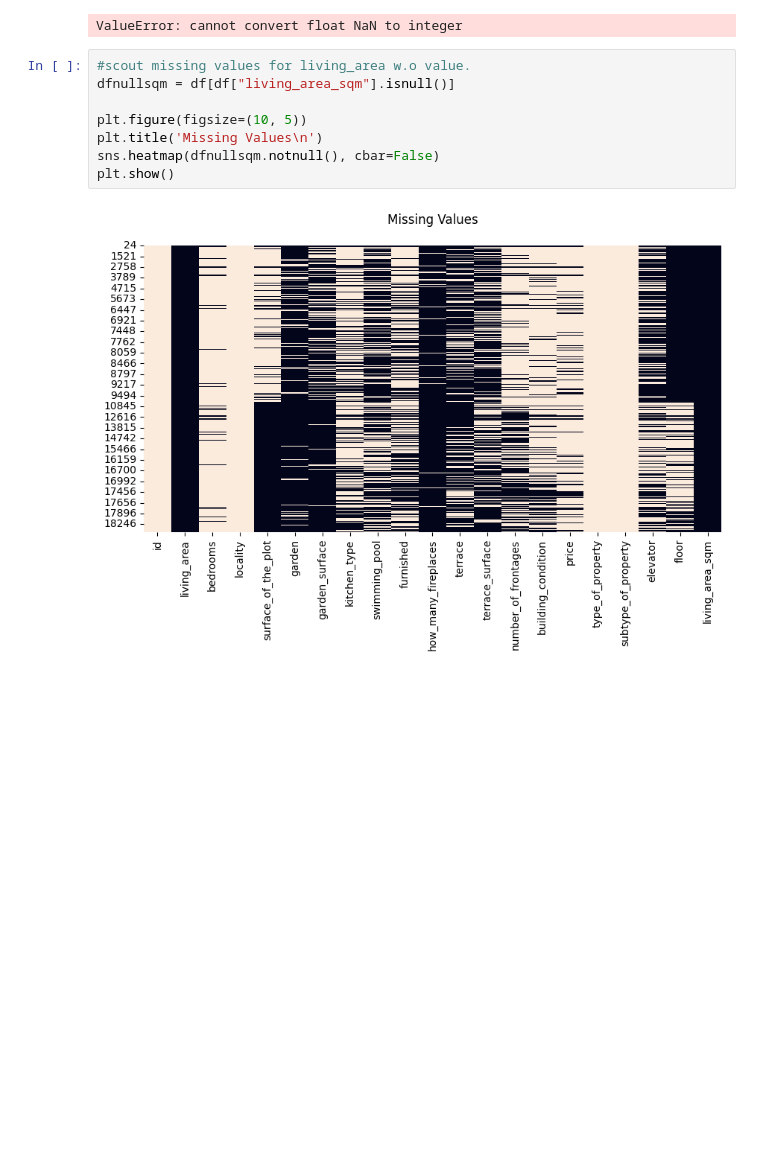
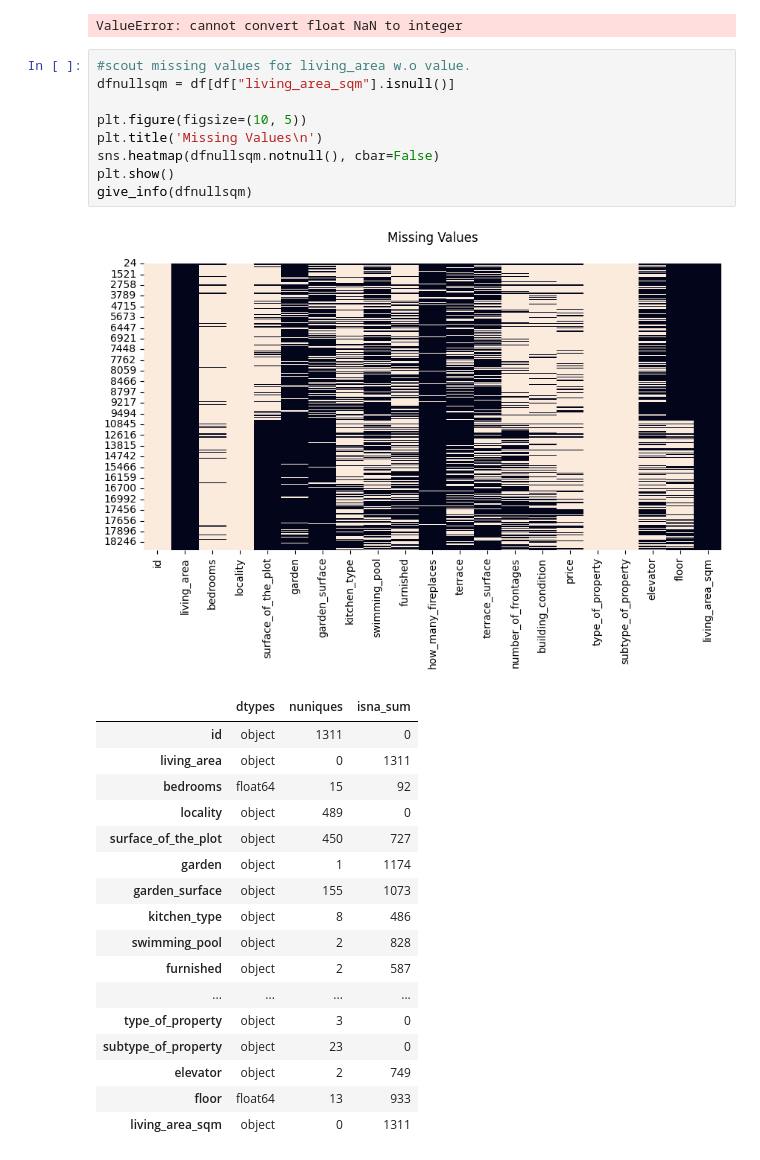
Before and after one commit to OlivierDT/challenge-data-analysis, a Jupyter notebook: 1_data_cleaning/main_data_cleaning.ipynb, the cells around one changed output. Saved outputs shown, nothing was run; the diff lists cells and outputs as text; blank space fills up the shorter version.

```diff
--- a/1_data_cleaning/main_data_cleaning.ipynb
+++ b/1_data_cleaning/main_data_cleaning.ipynb
@@ -239,13 +238,31 @@ ValueError: cannot convert float NaN to integer
 # %%
 #scout missing values for living_area w.o value.
 dfnullsqm = df[df["living_area_sqm"].isnull()]
 
 plt.figure(figsize=(10, 5))
 plt.title('Missing Values\n')
 sns.heatmap(dfnullsqm.notnull(), cbar=False)
 plt.show()
+give_info(dfnullsqm)
 # %% [output]
 [figure]
+|  | dtypes | nuniques | isna_sum |
+| id | object | 1311 | 0 |
+| living_area | object | 0 | 1311 |
+| bedrooms | float64 | 15 | 92 |
+| locality | object | 489 | 0 |
+| surface_of_the_plot | object | 450 | 727 |
+| garden | object | 1 | 1174 |
+| garden_surface | object | 155 | 1073 |
+| kitchen_type | object | 8 | 486 |
+| swimming_pool | object | 2 | 828 |
+| furnished | object | 2 | 587 |
+| ... | ... | ... | ... |
+| type_of_property | object | 3 | 0 |
+| subtype_of_property | object | 23 | 0 |
+| elevator | object | 2 | 749 |
+| floor | float64 | 13 | 933 |
+| living_area_sqm | object | 0 | 1311 |
 # %%
 #scout missing values for price w.o value.
 dfnullprice = df[df["price"].isnull()]
```
Also changed, not shown: parts of 8 cells of this notebook.
